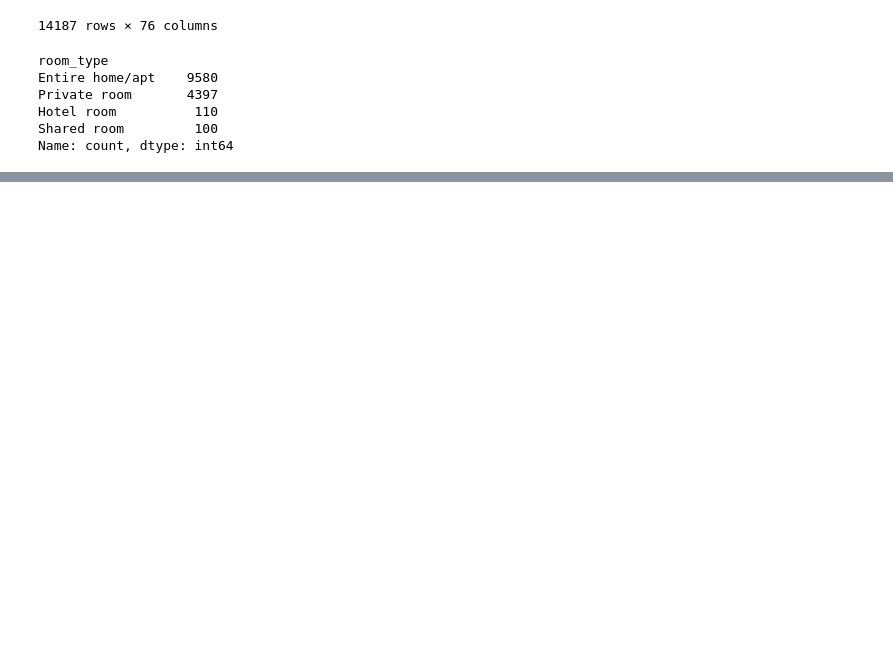
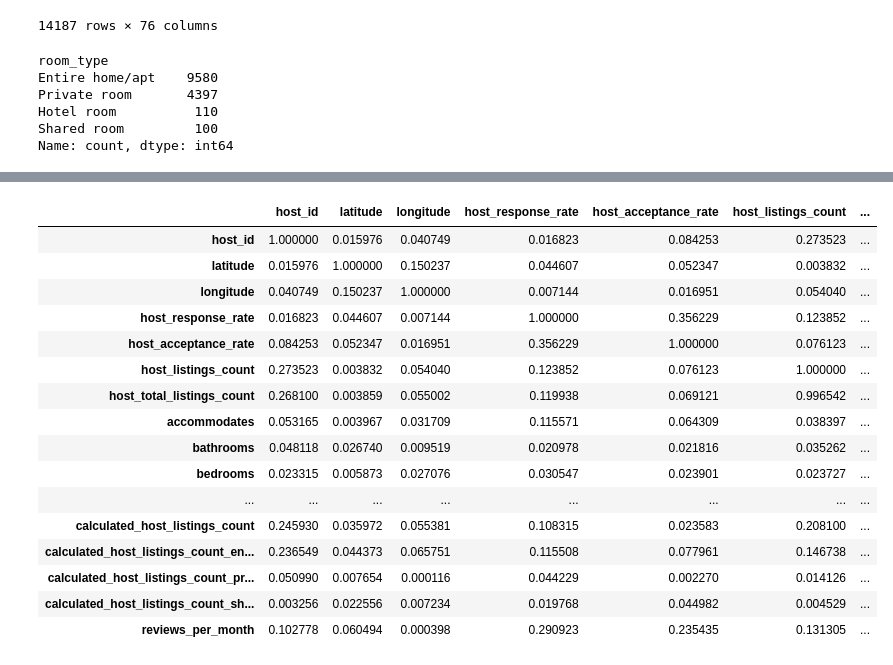
Before and after one commit to Raydays55/Actividad-1-Regresion-Lineal, a Jupyter notebook: Act1.ipynb, the cells around one changed output, grey strips where cells are left out. Drawn from its saved outputs; the diff is of its cells as text; code cells hidden in the pictures; blank space fills up the shorter version.

```diff
--- a/Act1.ipynb
+++ b/Act1.ipynb
@@ -65,4 +65,12 @@ Hotel room          110
 Shared room         100
 Name: count, dtype: int64
 # %%
+#Seleccionar cuantitativas de cada Sub DF
+Entire_home_cuant = Entire_home.select_dtypes(['int64','float64'])
+Private_room_cuant = Private_room.select_dtypes(['int64','float64'])
+Hotel_room_cuant = Hotel_room.select_dtypes(['int64','float64'])
+Shared_room_cuant = Shared_room.select_dtypes(['int64','float64'])
+
+# Corroborar
+Entire_home_cuant.info()
 # %% [output]
@@ -82,3 +94,29 @@ Name: count, dtype: int64
+# %%
+#Correlación Entire home
+Corr_Entire_home = Entire_home_cuant.corr()
+Corr_Entire_home
+
+#Absoluto
+Corr_Entire_home1= abs(Corr_Entire_home)
+Corr_Entire_home1
+# %% [output]
+|  | host_id | latitude | longitude | host_response_rate | host_acceptance_rate | host_listings_count | ... |
+| host_id | 1.000000 | 0.015976 | 0.040749 | 0.016823 | 0.084253 | 0.273523 | ... |
+| latitude | 0.015976 | 1.000000 | 0.150237 | 0.044607 | 0.052347 | 0.003832 | ... |
+| longitude | 0.040749 | 0.150237 | 1.000000 | 0.007144 | 0.016951 | 0.054040 | ... |
+| host_response_rate | 0.016823 | 0.044607 | 0.007144 | 1.000000 | 0.356229 | 0.123852 | ... |
+| host_acceptance_rate | 0.084253 | 0.052347 | 0.016951 | 0.356229 | 1.000000 | 0.076123 | ... |
+| host_listings_count | 0.273523 | 0.003832 | 0.054040 | 0.123852 | 0.076123 | 1.000000 | ... |
+| host_total_listings_count | 0.268100 | 0.003859 | 0.055002 | 0.119938 | 0.069121 | 0.996542 | ... |
+| accommodates | 0.053165 | 0.003967 | 0.031709 | 0.115571 | 0.064309 | 0.038397 | ... |
+| bathrooms | 0.048118 | 0.026740 | 0.009519 | 0.020978 | 0.021816 | 0.035262 | ... |
+| bedrooms | 0.023315 | 0.005873 | 0.027076 | 0.030547 | 0.023901 | 0.023727 | ... |
+| ... | ... | ... | ... | ... | ... | ... | ... |
+| calculated_host_listings_count | 0.245930 | 0.035972 | 0.055381 | 0.108315 | 0.023583 | 0.208100 | ... |
+| calculated_host_listings_count_en... | 0.236549 | 0.044373 | 0.065751 | 0.115508 | 0.077961 | 0.146738 | ... |
+| calculated_host_listings_count_pr... | 0.050990 | 0.007654 | 0.000116 | 0.044229 | 0.002270 | 0.014126 | ... |
+| calculated_host_listings_count_sh... | 0.003256 | 0.022556 | 0.007234 | 0.019768 | 0.044982 | 0.004529 | ... |
+| reviews_per_month | 0.102778 | 0.060494 | 0.000398 | 0.290923 | 0.235435 | 0.131305 | ... |
 # %%
 #Separar por variables cuantitativas
 Berlin_Cuant = Berlin.select_dtypes(['int64','float64'])
```
Also changed, not shown: parts of 1 cell of this notebook, 1 other file.
